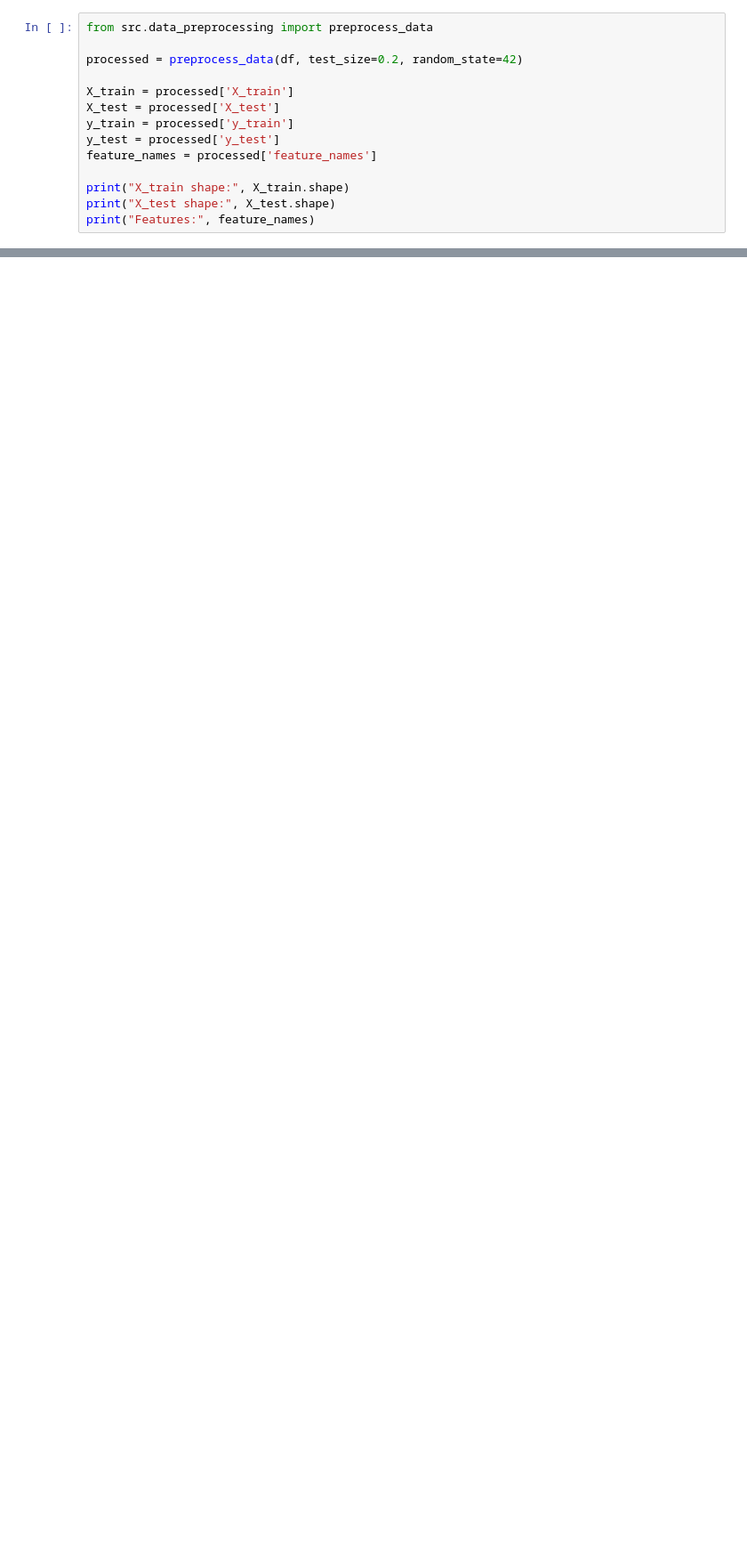
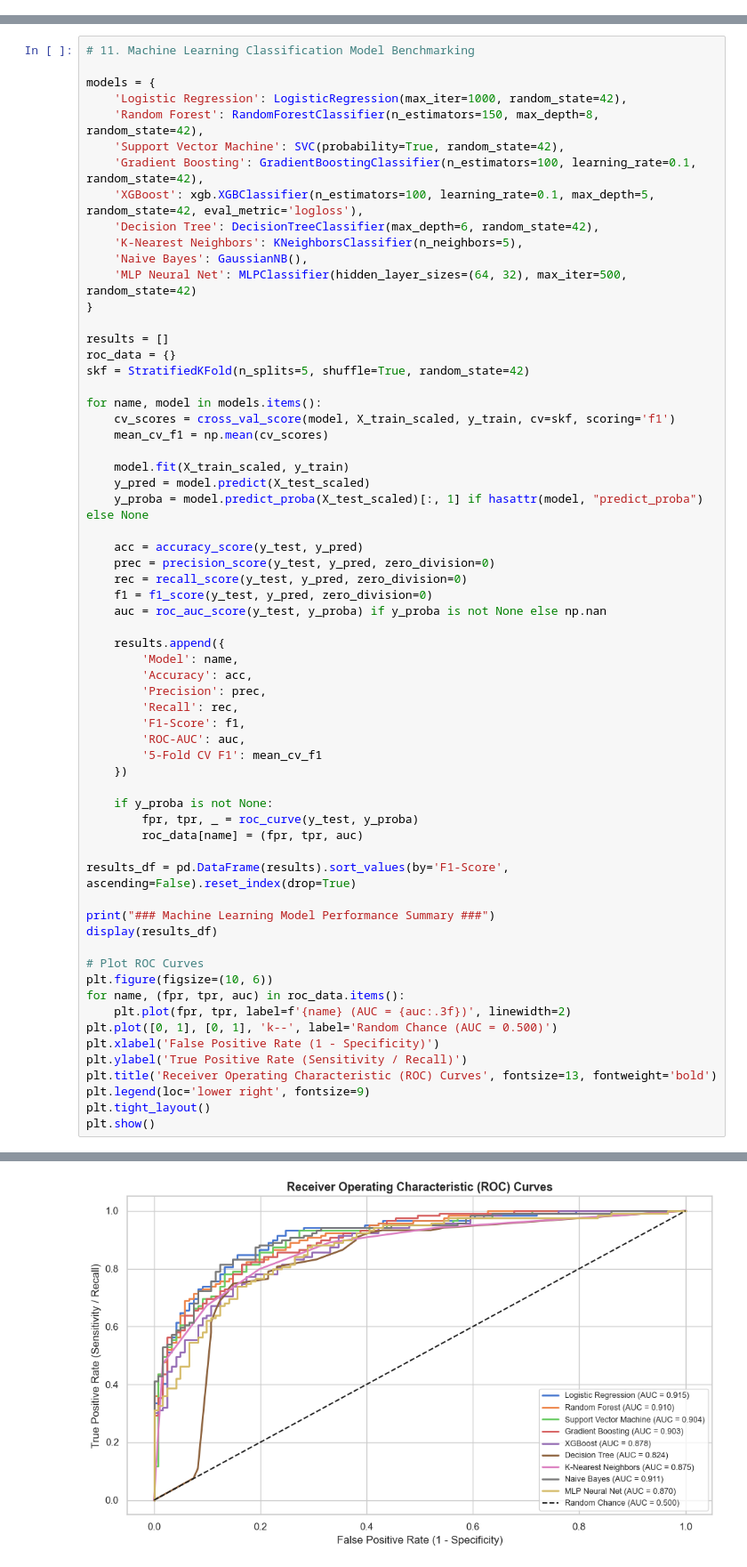
Before and after one commit to joshitha2005-bit/early-diabets-prediction-ml, a Jupyter notebook: early_diabetes_prediction.ipynb, the cells around one changed output, grey strips where cells are left out. Shown at 89% size. Saved outputs shown, nothing was run; the diff lists cells and outputs as text; blank space fills up the shorter version.

```diff
--- a/early_diabetes_prediction.ipynb
+++ b/early_diabetes_prediction.ipynb
@@ -144,14 +319,0 @@ plt.show()
-# %%
-from src.data_preprocessing import preprocess_data
-
-processed = preprocess_data(df, test_size=0.2, random_state=42)
-
-X_train = processed['X_train']
-X_test = processed['X_test']
-y_train = processed['y_train']
-y_test = processed['y_test']
-feature_names = processed['feature_names']
-
-print("X_train shape:", X_train.shape)
-print("X_test shape:", X_test.shape)
-print("Features:", feature_names)
@@ -215,0 +320,64 @@ We test our deployed `DiabetesRiskPredictor` on sample clinical profiles.
+# %%
+# 11. Machine Learning Classification Model Benchmarking
+
+models = {
+    'Logistic Regression': LogisticRegression(max_iter=1000, random_state=42),
+    'Random Forest': RandomForestClassifier(n_estimators=150, max_depth=8, random_state=42),
+    'Support Vector Machine': SVC(probability=True, random_state=42),
+    'Gradient Boosting': GradientBoostingClassifier(n_estimators=100, learning_rate=0.1, random_state=42),
+    'XGBoost': xgb.XGBClassifier(n_estimators=100, learning_rate=0.1, max_depth=5, random_state=42, eval_metric='logloss'),
+    'Decision Tree': DecisionTreeClassifier(max_depth=6, random_state=42),
+    'K-Nearest Neighbors': KNeighborsClassifier(n_neighbors=5),
+    'Naive Bayes': GaussianNB(),
+    'MLP Neural Net': MLPClassifier(hidden_layer_sizes=(64, 32), max_iter=500, random_state=42)
+}
+
+results = []
+roc_data = {}
+skf = StratifiedKFold(n_splits=5, shuffle=True, random_state=42)
+
+for name, model in models.items():
+    cv_scores = cross_val_score(model, X_train_scaled, y_train, cv=skf, scoring='f1')
+    mean_cv_f1 = np.mean(cv_scores)
+
+    model.fit(X_train_scaled, y_train)
+    y_pred = model.predict(X_test_scaled)
+    y_proba = model.predict_proba(X_test_scaled)[:, 1] if hasattr(model, "predict_proba") else None
+
+    acc = accuracy_score(y_test, y_pred)
+    prec = precision_score(y_test, y_pred, zero_division=0)
+    rec = recall_score(y_test, y_pred, zero_division=0)
+    f1 = f1_score(y_test, y_pred, zero_division=0)
+    auc = roc_auc_score(y_test, y_proba) if y_proba is not None else np.nan
+
+    results.append({
+        'Model': name,
+        'Accuracy': acc,
+        'Precision': prec,
+        'Recall': rec,
+        'F1-Score': f1,
+        'ROC-AUC': auc,
+        '5-Fold CV F1': mean_cv_f1
+    })
+
+    if y_proba is not None:
+        fpr, tpr, _ = roc_curve(y_test, y_proba)
+        roc_data[name] = (fpr, tpr, auc)
+
+results_df = pd.DataFrame(results).sort_values(by='F1-Score', ascending=False).reset_index(drop=True)
+
+print("### Machine Learning Model Performance Summary ###")
+display(results_df)
+
+# Plot ROC Curves
+plt.figure(figsize=(10, 6))
+for name, (fpr, tpr, auc) in roc_data.items():
+    plt.plot(fpr, tpr, label=f'{name} (AUC = {auc:.3f})', linewidth=2)
+plt.plot([0, 1], [0, 1], 'k--', label='Random Chance (AUC = 0.500)')
+plt.xlabel('False Positive Rate (1 - Specificity)')
+plt.ylabel('True Positive Rate (Sensitivity / Recall)')
+plt.title('Receiver Operating Characteristic (ROC) Curves', fontsize=13, fontweight='bold')
+plt.legend(loc='lower right', fontsize=9)
+plt.tight_layout()
+plt.show()
+# %% [output]
@@ -215,0 +395 @@ We test our deployed `DiabetesRiskPredictor` on sample clinical profiles.
+[figure, added]
```
Also changed, not shown: parts of 26 cells of this notebook, 1 other file.
